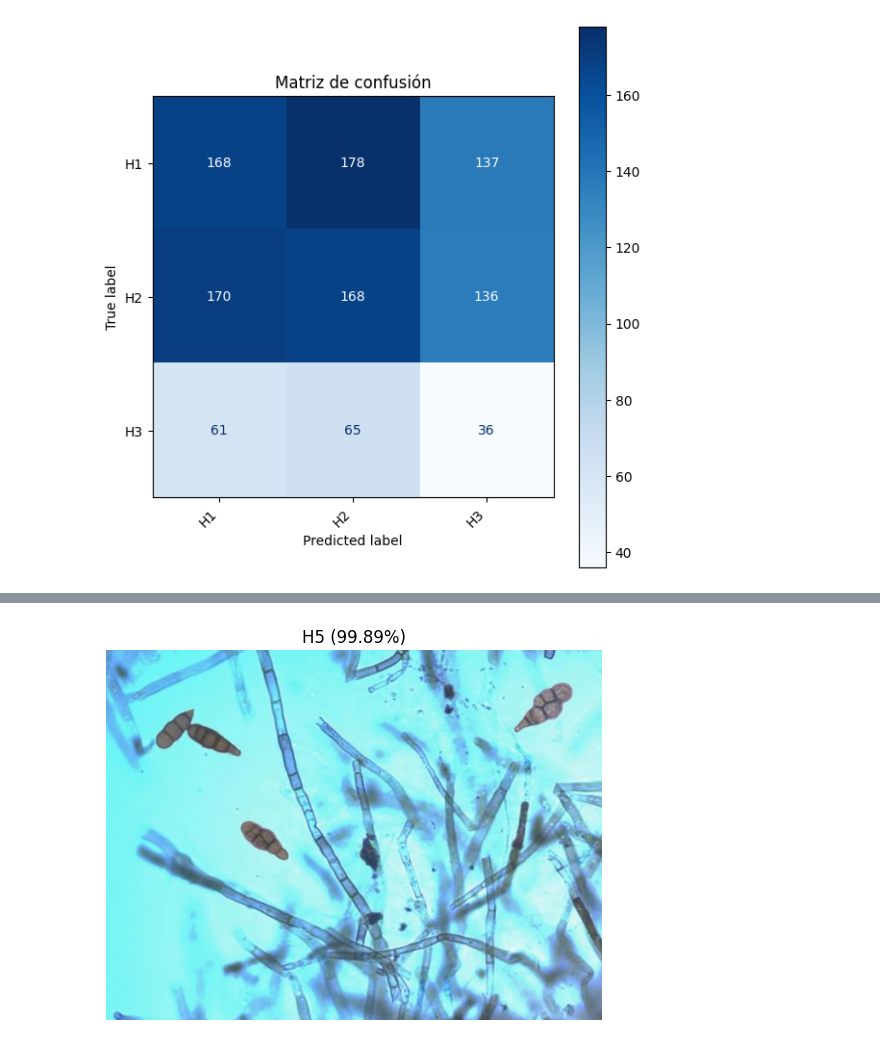
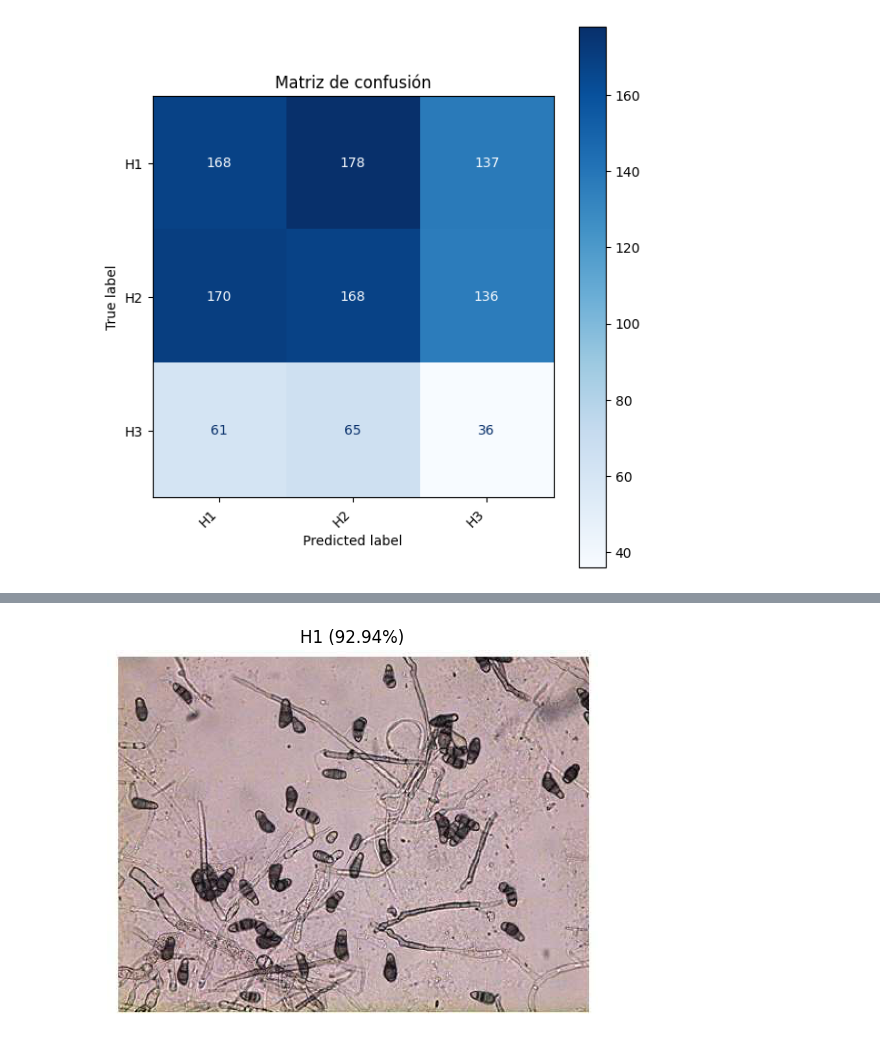
Before and after one commit to sarahmtz02/DFungi_AITraining, a Jupyter notebook: Avance2/A01703113_AvanceProyecto.ipynb, the cells around one changed output, grey strips where cells are left out. Cells and saved outputs as stored; diff of their text form; code cells hidden in the pictures.

```diff
--- a/Avance2/A01703113_AvanceProyecto.ipynb
+++ b/Avance2/A01703113_AvanceProyecto.ipynb
@@ -128,7 +128,7 @@ Found 2158 images belonging to 3 classes.
 # %%
 # Path de los contenidos del dataset
 path = "../DFungi_dataset"
-sample_augmented_dir = os.path.join(path, 'augmented_samples_limited') # Directory for limited samples
+sample_augmented_dir = os.path.join(path, 'augmented') # Directory for limited samples
 
 # Ensure the sample directory exists
 if not os.path.exists(sample_augmented_dir):
@@ -149,10 +149,10 @@ temp_sampler_generator = train_datagen.flow_from_directory(
     batch_size=saving_batch_size,
     class_mode='categorical',
     save_to_dir=sample_augmented_dir,
-    save_prefix='aug_sample',
+    save_prefix='aug',
     save_format='png',
     subset='training', # Use 'training' if validation_split is in train_datagen
-    shuffle=False # Keep shuffle=False for consistent sample generation
+    shuffle=False, # Keep shuffle=False for consistent sample generation
 )
 
 # Calculate number of batches to generate to save AT MOST num_images_to_save_target
@@ -190,26 +190,6 @@ train_generator = train_datagen.flow_from_directory(
 )
 print(f"Training generator ready: {train_generator.samples} training images found (after split), batch size {train_generator.batch_size}.")
 
-# Also, ensure your validation_generator (used in model.fit) is defined correctly
-# without saving and using the 'validation' subset.
-# This might be defined in cell c252489e, or you can redefine/confirm it here.
-# For example:
-if train_datagen.validation_split > 0:
-    print("\nDefining main 'validation_generator' for model training (will NOT save images)...")
-    validation_generator = train_datagen.flow_from_directory(
-        "../DFungi_dataset/train",
-        target_size=(224, 224),
-        batch_size=64, # Or your preferred validation batch size
-        class_mode='categorical',
-        subset='validation', # Crucial for validation data
-        shuffle=False # No need to shuffle validation data
-        # NO save_to_dir here!
-    )
-    print(f"Validation generator ready: {validation_generator.samples} validation images found (after split).")
-else:
-    validation_generator = None # Or load from a separate test_dir if no validation_split
-    print("\nNote: 'validation_split' may not be set in train_datagen, so 'validation_generator' from training data is not created here.")
-
 # Now, when you call model.fit(train_generator, validation_data=validation_generator, ...),
 # it will use on-the-fly augmentation for training and validation without continuously saving images to disk.
 # The directory specified in your original code (path + '/augmented') will no longer be automatically populated by this setup
@@ -457,32 +456,32 @@ model = tf.keras.models.load_model(model_path)
 # Cargar las etiquetas y clases que están en el diccionario.
 idx2class = {v: k for k, v in json.load(classes_path.open()).items()}
 
 # Función auxiliar para pre-procesar y predecir
 # DESARROLLADA EN APOYO DE LEONARDO SANTIAGO RAMOS (AUTOR ORIGINAL)
 def predict_image(img_path): #parámetro de entrada: path de la imagen a evaluar
 
     # Preprocesamos la imagen para que cumpla los requisitos de la arquitectura del modelo
     img = tf.keras.utils.load_img(img_path, target_size=(224, 224)) # Cargamos imagen y le damos el tamaño estándar
     x   = tf.keras.utils.img_to_array(img) / 255.0 # Reescalamos la imagen
     x   = np.expand_dims(x, 0)
 
     preds = model.predict(x, verbose=0) # Ejecutamos el modelo
     class_id = int(np.argmax(preds)) # Alimentamos las clases
     conf     = float(np.max(preds))
 
     return idx2class[class_id], conf, preds[0]
 
-img_path = Path("../Avance2/f.png") # Path de la imagen a probar
+img_path = Path("../Avance2/fungi2_dfh1.png") # Path de la imagen a probar
 
 assert img_path.exists(), f"No se encontró {img_path}" # Manejo de errores, si no encuentra el archivo
 
 predicted_class, confidence, prob_vector = predict_image(img_path) # Ejecutamos la función con la imagen
 
 # Mostramos los resultados del predict
 plt.imshow(tf.keras.utils.load_img(img_path))
 plt.axis("off")
 # Que muestre cuál es la clase que se entiende que es y el porcentaje (con 2 decimales) de seguridad
 plt.title(f"{predicted_class} ({confidence:.2%})")
 plt.show()
 # %% [output]
-[figure, old version]
+[figure, new version]
```
Also changed, not shown: parts of 10 cells of this notebook, 2 other files.
